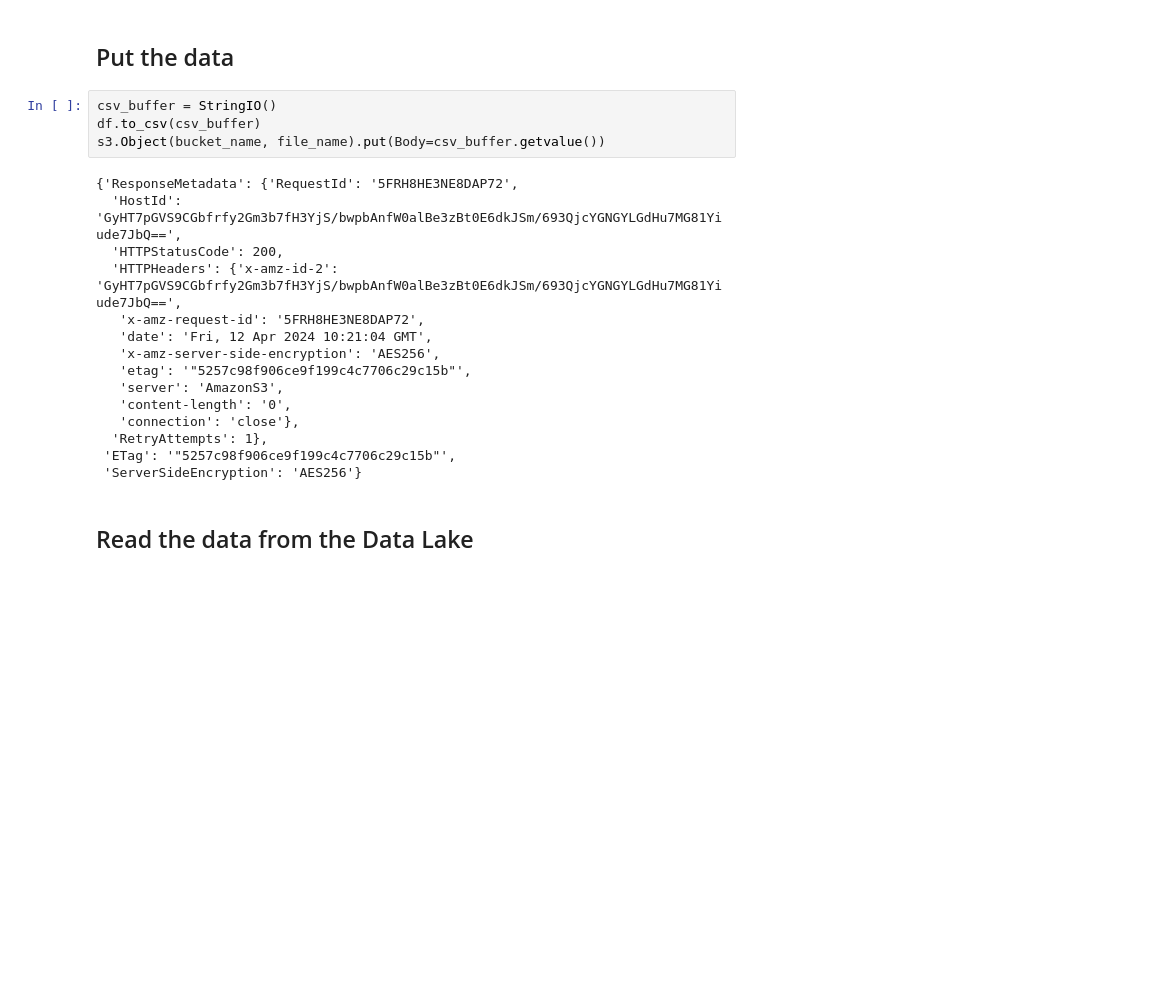
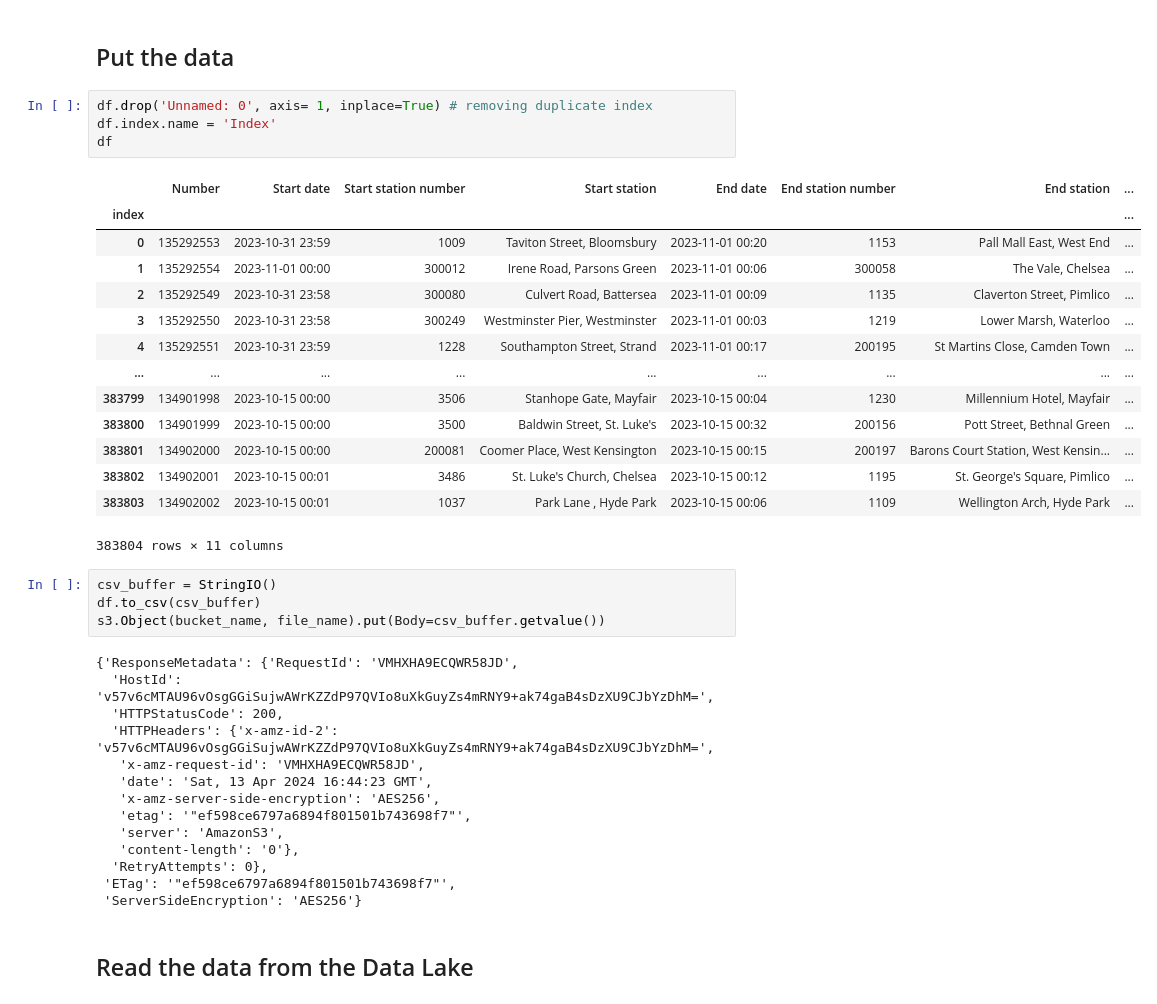
Before and after one commit to guilherme-francisco/Zoocamp-Project, a Jupyter notebook: project.ipynb, the cells around one changed output. Drawn from its saved outputs; the diff is of its cells as text; blank space fills up the shorter version.

```diff
--- a/project.ipynb
+++ b/project.ipynb
@@ -79,24 +78,42 @@ for bucket in s3.buckets.all():
 bycle-rental-london
 # %% [markdown]
 ## Put the data
+# %%
+df.drop('Unnamed: 0', axis= 1, inplace=True) # removing duplicate index
+df.index.name = 'Index'
+df
+# %% [output]
+|  | Number | Start date | Start station number | Start station | End date | End station number | End station | ... |
+| index |  |  |  |  |  |  |  | ... |
+| 0 | 135292553 | 2023-10-31 23:59 | 1009 | Taviton Street, Bloomsbury | 2023-11-01 00:20 | 1153 | Pall Mall East, West End | ... |
+| 1 | 135292554 | 2023-11-01 00:00 | 300012 | Irene Road, Parsons Green | 2023-11-01 00:06 | 300058 | The Vale, Chelsea | ... |
+| 2 | 135292549 | 2023-10-31 23:58 | 300080 | Culvert Road, Battersea | 2023-11-01 00:09 | 1135 | Claverton Street, Pimlico | ... |
+| 3 | 135292550 | 2023-10-31 23:58 | 300249 | Westminster Pier, Westminster | 2023-11-01 00:03 | 1219 | Lower Marsh, Waterloo | ... |
+| 4 | 135292551 | 2023-10-31 23:59 | 1228 | Southampton Street, Strand | 2023-11-01 00:17 | 200195 | St Martins Close, Camden Town | ... |
+| ... | ... | ... | ... | ... | ... | ... | ... | ... |
+| 383799 | 134901998 | 2023-10-15 00:00 | 3506 | Stanhope Gate, Mayfair | 2023-10-15 00:04 | 1230 | Millennium Hotel, Mayfair | ... |
+| 383800 | 134901999 | 2023-10-15 00:00 | 3500 | Baldwin Street, St. Luke's | 2023-10-15 00:32 | 200156 | Pott Street, Bethnal Green | ... |
+| 383801 | 134902000 | 2023-10-15 00:00 | 200081 | Coomer Place, West Kensington | 2023-10-15 00:15 | 200197 | Barons Court Station, West Kensin... | ... |
+| 383802 | 134902001 | 2023-10-15 00:01 | 3486 | St. Luke's Church, Chelsea | 2023-10-15 00:12 | 1195 | St. George's Square, Pimlico | ... |
+| 383803 | 134902002 | 2023-10-15 00:01 | 1037 | Park Lane , Hyde Park | 2023-10-15 00:06 | 1109 | Wellington Arch, Hyde Park | ... |
+383804 rows × 11 columns
 # %%
 csv_buffer = StringIO()
 df.to_csv(csv_buffer)
 s3.Object(bucket_name, file_name).put(Body=csv_buffer.getvalue())
 # %% [output]
-{'ResponseMetadata': {'RequestId': '5FRH8HE3NE8DAP72',
-  'HostId': 'GyHT7pGVS9CGbfrfy2Gm3b7fH3YjS/bwpbAnfW0alBe3zBt0E6dkJSm/693QjcYGNGYLGdHu7MG81Yiude7JbQ==',
+{'ResponseMetadata': {'RequestId': 'VMHXHA9ECQWR58JD',
+  'HostId': 'v57v6cMTAU96vOsgGGiSujwAWrKZZdP97QVIo8uXkGuyZs4mRNY9+ak74gaB4sDzXU9CJbYzDhM=',
   'HTTPStatusCode': 200,
-  'HTTPHeaders': {'x-amz-id-2': 'GyHT7pGVS9CGbfrfy2Gm3b7fH3YjS/bwpbAnfW0alBe3zBt0E6dkJSm/693QjcYGNGYLGdHu7MG81Yiude7JbQ==',
-   'x-amz-request-id': '5FRH8HE3NE8DAP72',
-   'date': 'Fri, 12 Apr 2024 10:21:04 GMT',
+  'HTTPHeaders': {'x-amz-id-2': 'v57v6cMTAU96vOsgGGiSujwAWrKZZdP97QVIo8uXkGuyZs4mRNY9+ak74gaB4sDzXU9CJbYzDhM=',
+   'x-amz-request-id': 'VMHXHA9ECQWR58JD',
+   'date': 'Sat, 13 Apr 2024 16:44:23 GMT',
    'x-amz-server-side-encryption': 'AES256',
-   'etag': '"5257c98f906ce9f199c4c7706c29c15b"',
+   'etag': '"ef598ce6797a6894f801501b743698f7"',
    'server': 'AmazonS3',
-   'content-length': '0',
-   'connection': 'close'},
-  'RetryAttempts': 1},
- 'ETag': '"5257c98f906ce9f199c4c7706c29c15b"',
+   'content-length': '0'},
+  'RetryAttempts': 0},
+ 'ETag': '"ef598ce6797a6894f801501b743698f7"',
  'ServerSideEncryption': 'AES256'}
 # %% [markdown]
 ## Read the data from the Data Lake
```
Also changed, not shown: parts of 22 cells of this notebook, 1 other file.
